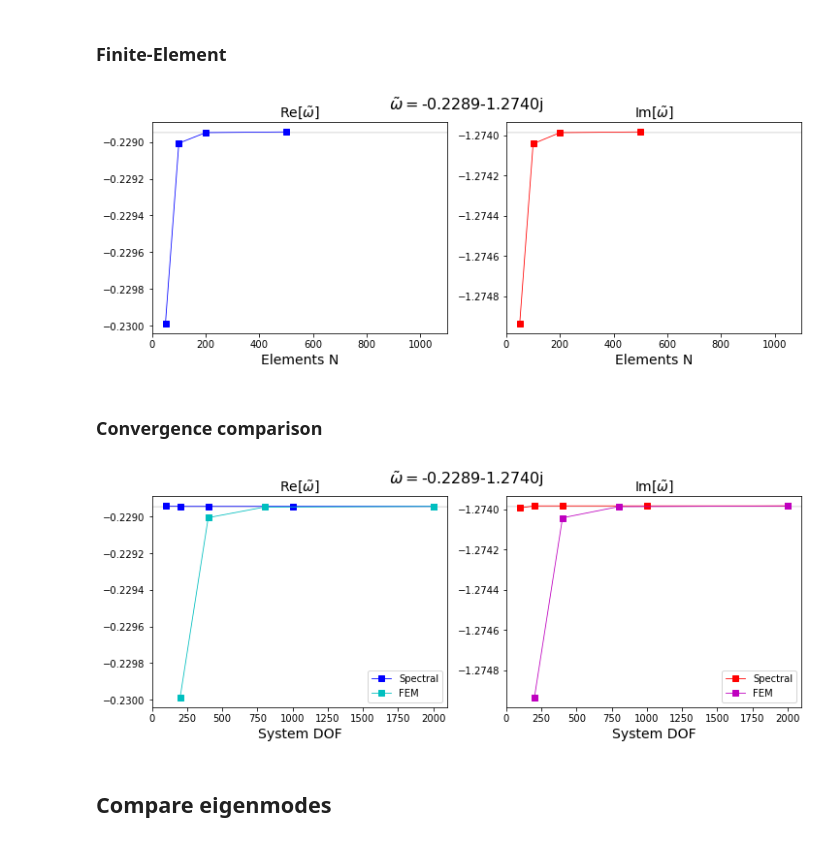
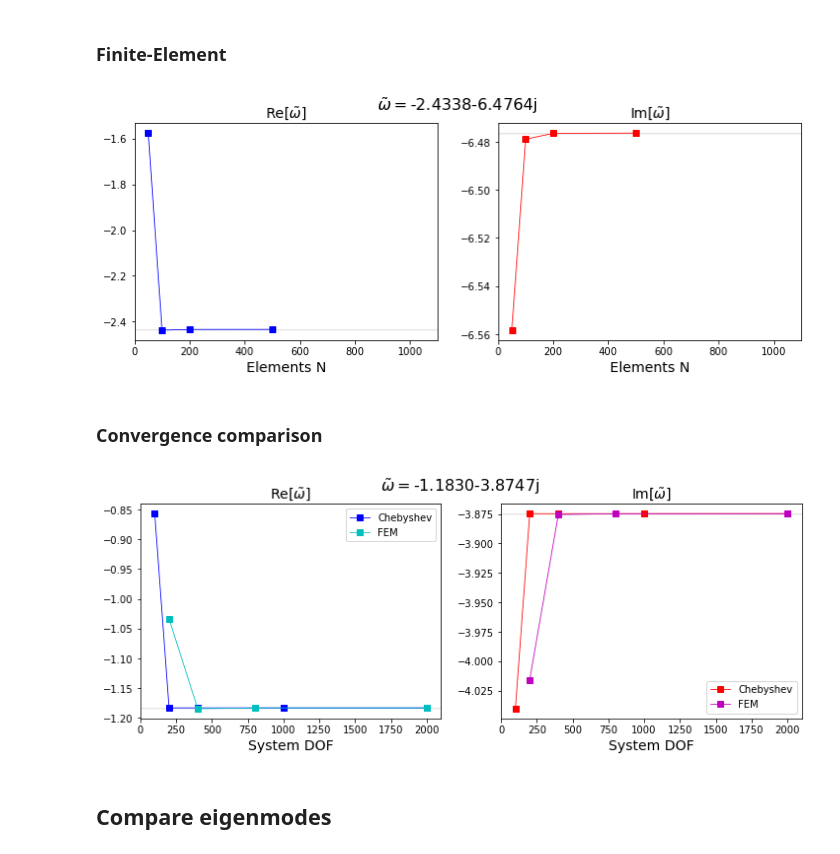
Before and after one commit to GentleMin/PyCrete, a Jupyter notebook: eigenmodes.ipynb, the cells around one changed output. Cells and saved outputs as stored; diff of their text form; code cells hidden in the pictures.

```diff
--- a/eigenmodes.ipynb
+++ b/eigenmodes.ipynb
@@ -205,11 +204,11 @@ plt.show()
 # %%
 from post_processing import eigen as eigen_post
 
-idx_track_spec, eigenval_track_spec = eigen_post.track_eigenvalues(["./output/eigenmodes_Pm0_cheby50.h5",
-                                                                    "./output/eigenmodes_Pm0_cheby100.h5",
-                                                                    "./output/eigenmodes_Pm0_cheby200.h5",
-                                                                    "./output/eigenmodes_Pm0_cheby500.h5",
-                                                                    "./output/eigenmodes_Pm0_cheby1000.h5"], k=50, reverse_track=True)
+idx_track_spec, eigenval_track_spec = eigen_post.track_eigenvalues(["./output/eigenmodes_1D/eigenmodes_Pm0_freeslip/eigenmodes_Pm0_cheby50.h5",
+                                                                    "./output/eigenmodes_1D/eigenmodes_Pm0_freeslip/eigenmodes_Pm0_cheby100.h5",
+                                                                    "./output/eigenmodes_1D/eigenmodes_Pm0_freeslip/eigenmodes_Pm0_cheby200.h5",
+                                                                    "./output/eigenmodes_1D/eigenmodes_Pm0_freeslip/eigenmodes_Pm0_cheby500.h5",
+                                                                    "./output/eigenmodes_1D/eigenmodes_Pm0_freeslip/eigenmodes_Pm0_cheby1000.h5"], k=50, reverse_track=True)
 
 cheby_deg = np.array([50, 100, 200, 500, 1000])
 total_dof = 2*cheby_deg
@@ -244,15 +243,15 @@ plt.show()
 # %% [markdown]
 ### Finite-Element
 # %%
-idx_track_fem, eigenval_track_fem = eigen_post.track_eigenvalues(["./output/eigenmodes_Pm0_n50_full.h5",
-                                                                  "./output/eigenmodes_Pm0_n100_full.h5",
-                                                                  "./output/eigenmodes_Pm0_n200_full.h5",
-                                                                  "./output/eigenmodes_Pm0_n500_full.h5"], k=50, reverse_track=True)
+idx_track_fem, eigenval_track_fem = eigen_post.track_eigenvalues(["./output/eigenmodes_1D/eigenmodes_Pm0_freeslip/eigenmodes_Pm0_n50_full.h5",
+                                                                  "./output/eigenmodes_1D/eigenmodes_Pm0_freeslip/eigenmodes_Pm0_n100_full.h5",
+                                                                  "./output/eigenmodes_1D/eigenmodes_Pm0_freeslip/eigenmodes_Pm0_n200_full.h5",
+                                                                  "./output/eigenmodes_1D/eigenmodes_Pm0_freeslip/eigenmodes_Pm0_n500_full.h5"], k=50, reverse_track=True)
 # %%
 n_elem = np.array([50, 100, 200, 500])
 total_dof_fem = 4*n_elem
 
-eig_idx = 6
+eig_idx = 40
 single_prec_err = np.abs(eigenval_track_fem[eig_idx][-1])*1e-7
 
 fig, axes = plt.subplots(nrows=1, ncols=2, figsize=(12, 4))
@@ -278,13 +277,16 @@ ax.set_xlim([0, 1100])
 fig.suptitle(r"$\tilde{\omega} = $" + "{:.4f}".format(eigenval_track_fem[eig_idx][-1]), fontsize=16)
 plt.show()
 # %% [output]
-[figure, old version]
+[figure, new version]
 # %% [markdown]
 ### Convergence comparison
 # %%
+eig_idx = 24
+save_pict = False
+save_name = "./output/eigenmodes_1D/eigenmodes_Pm0_freeslip/Convergence_mode12"
+
 total_dof_fem = 4*n_elem
 
-eig_idx = 6
 single_prec_err = np.abs(eigenval_track_fem[eig_idx][-1])*1e-7
 
 fig, axes = plt.subplots(nrows=1, ncols=2, figsize=(12, 4))
@@ -298,36 +300,38 @@ else:
     print("The two eigenmodes seem to be different, searching the closest mode instead")
     eig_idx_fem = np.argmin(np.abs(eigenval_track_fem[:, -1] - spec_vals[-1]))
     fem_vals = eigenval_track_fem[eig_idx_fem]
     print("Use {:d}-th eigenvalue of FEM; finest FEM solution = {:.4f}".format(eig_idx_fem, fem_vals[-1]))
 
 ax = axes[0]
-ax.plot(total_dof, np.real(spec_vals), 's-b', linewidth=0.8, label="Spectral")
+ax.plot(total_dof, np.real(spec_vals), 's-b', linewidth=0.8, label="Chebyshev")
 ax.plot(total_dof_fem, np.real(fem_vals), 's-c', linewidth=0.8, label="FEM")
 ax.set_title(r"Re[$\tilde{\omega}$]", fontsize=14)
 ax.set_xlabel("System DOF", fontsize=14)
 ax.fill_between(np.arange(0, 2100), np.real(spec_vals[-1]) - single_prec_err, np.real(spec_vals[-1]) + single_prec_err, color="grey", alpha=0.2)
 yrange = [min([np.real(spec_vals).min(), np.real(fem_vals).min()]),
           max([np.real(spec_vals).max(), np.real(fem_vals).max()])]
 ax.set_xlim([0, 2100])
 ax.set_ylim([yrange[0] - 0.05*(yrange[1] - yrange[0]), yrange[1] + 0.05*(yrange[1] - yrange[0])])
 ax.legend()
 
 ax = axes[1]
-ax.plot(total_dof, np.imag(spec_vals), 's-r', linewidth=0.8, label="Spectral")
+ax.plot(total_dof, np.imag(spec_vals), 's-r', linewidth=0.8, label="Chebyshev")
 ax.plot(total_dof_fem, np.imag(fem_vals), 's-m', linewidth=0.8, label="FEM")
 ax.set_title(r"Im[$\tilde{\omega}$]", fontsize=14)
 ax.set_xlabel("System DOF", fontsize=14)
 ax.fill_between(np.arange(0, 2100), np.imag(spec_vals[-1]) - single_prec_err, np.imag(spec_vals[-1]) + single_prec_err, color="grey", alpha=0.2)
 yrange = [min([np.imag(spec_vals).min(), np.imag(fem_vals).min()]),
           max([np.imag(spec_vals).max(), np.imag(fem_vals).max()])]
 ax.set_xlim([0, 2100])
 ax.set_ylim([yrange[0] - 0.05*(yrange[1] - yrange[0]), yrange[1] + 0.05*(yrange[1] - yrange[0])])
 ax.legend()
 
 fig.suptitle(r"$\tilde{\omega} = $" + "{:.4f}".format(spec_vals[-1]), fontsize=16)
+if save_pict:
+    plt.savefig(save_name + ".png", format="png", dpi=150, bbox_inches="tight")
 plt.show()
 # %% [output]
-[figure, old version]
+[figure, new version]
 # %% [markdown]
 ## Compare eigenmodes
 # %%
```
Also changed, not shown: parts of 21 cells of this notebook, 1 other file.
